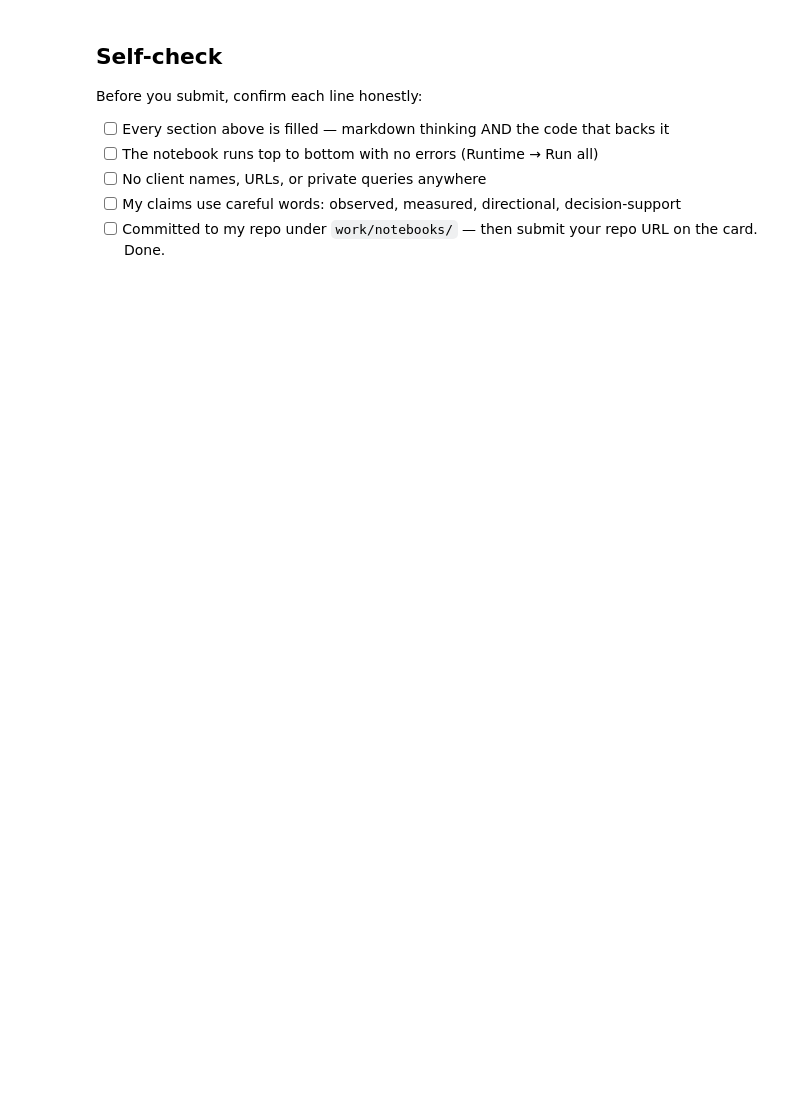
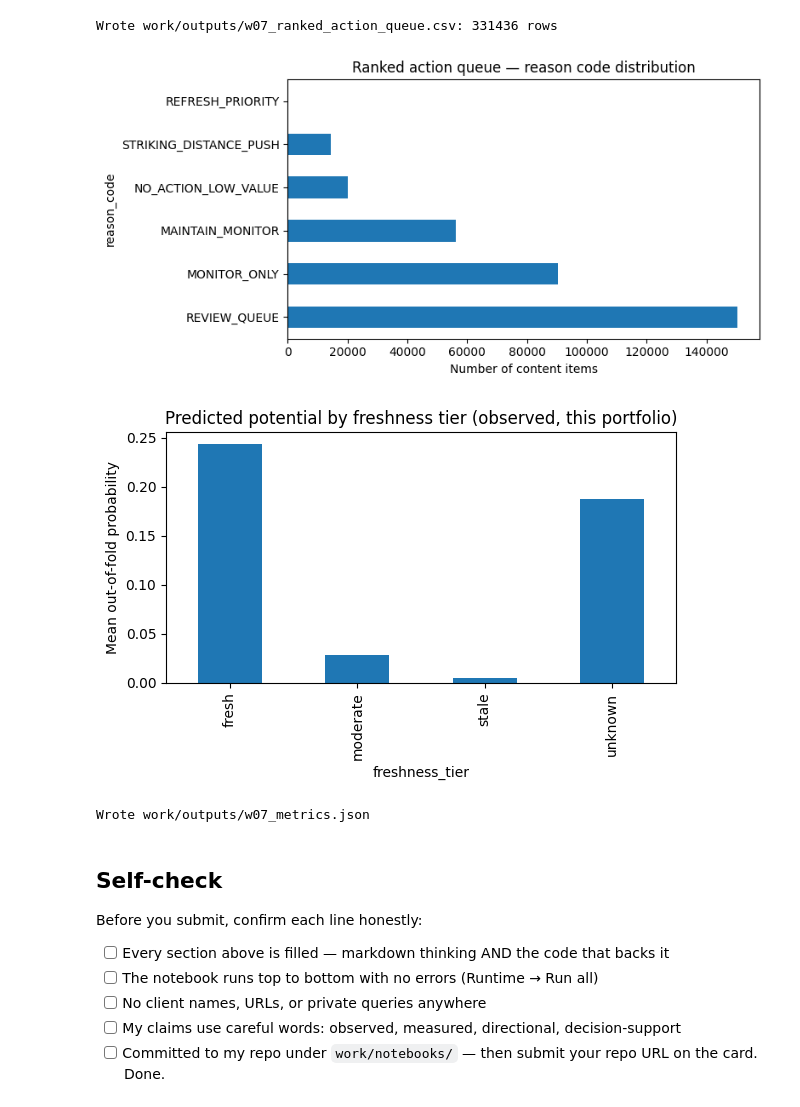
Before and after one commit to titlyzaman25/flyrank-internship, a Jupyter notebook: work/notebooks/w07_action_playbook.ipynb, the cells around one changed output. Cells and saved outputs as stored; diff of their text form; code cells hidden in the pictures; blank space fills up the shorter version.

```diff
--- a/work/notebooks/w07_action_playbook.ipynb
+++ b/work/notebooks/w07_action_playbook.ipynb
@@ -43,0 +413,13 @@ This skeleton is yours to fill. Work the sections **in order** — each one has
+# %%
+boundary_margin = 0.03
+ranked_queue["needs_human_review"] = (
+    (ranked_queue["reason_code"] == "REVIEW_QUEUE")
+    | (np.abs(ranked_queue["oof_probability"] - prob_terciles.iloc[0]) < boundary_margin)
+    | (np.abs(ranked_queue["oof_probability"] - prob_terciles.iloc[1]) < boundary_margin)
+    | (ranked_queue["position_tier"] == "no_position_data")
+)
+
+print("Rows flagged for mandatory human review:", ranked_queue["needs_human_review"].sum(),
+      f"({ranked_queue['needs_human_review'].mean():.1%} of the queue)")
+print("\nShare needing review, by reason code:")
+print(ranked_queue.groupby("reason_code")["needs_human_review"].mean().round(3))
@@ -44,3 +514,61 @@ This skeleton is yours to fill. Work the sections **in order** — each one has
+# %%
+# This cell is for CODE (numbers, a query, a check).
+# Write your text answer in the cell ABOVE this one — typing sentences here breaks Run All.
+import os
+import json
+import matplotlib.pyplot as plt
+
+os.makedirs("work/outputs", exist_ok=True)
+os.makedirs("work/figures", exist_ok=True)
+
+export_cols = [
+    "client_hash_id", "content_hash_id", "oof_probability", "gsc_avg_position",
+    "days_since_update", "word_count", "position_tier", "freshness_tier",
+    "probability_tier", "archetype", "reason_code", "reason_text", "needs_human_review"
+]
+ranked_queue[export_cols].to_csv("work/outputs/w07_ranked_action_queue.csv", index=False)
+print("Wrote work/outputs/w07_ranked_action_queue.csv:", len(ranked_queue), "rows")
+
+fig, ax = plt.subplots(figsize=(8, 4))
+ranked_queue["reason_code"].value_counts().plot(kind="barh", ax=ax)
+ax.set_xlabel("Number of content items")
+ax.set_title("Ranked action queue — reason code distribution")
+plt.tight_layout()
+plt.savefig("work/figures/w07_reason_code_distribution.png", dpi=150)
+plt.show()
+
+fig, ax = plt.subplots(figsize=(6, 4))
+freshness_summary["mean"].plot(kind="bar", ax=ax)
+ax.set_ylabel("Mean out-of-fold probability")
+ax.set_title("Predicted potential by freshness tier (observed, this portfolio)")
+plt.tight_layout()
+plt.savefig("work/figures/w07_freshness_insight.png", dpi=150)
+plt.show()
+
+metrics_summary = {
+    "model": "Logistic Regression, grouped-by-client split",
+    "seed": SEED,
+    "n_rows_scored": int(len(ranked_queue)),
+    "grouped_test_precision": float(model_precision),
+    "grouped_test_recall": float(model_recall),
+    "grouped_test_f1": float(model_f1),
+    "grouped_test_roc_auc": float(model_auc),
+    "label_base_rate": float(y.mean()),
+    "reason_code_counts": ranked_queue["reason_code"].value_counts().to_dict(),
+    "share_needing_human_review": float(ranked_queue["needs_human_review"].mean()),
+    "freshness_tier_mean_probability": freshness_summary["mean"].to_dict(),
+    "monitoring_reference": monitoring_reference,
+}
+
+with open("work/outputs/w07_metrics.json", "w") as f:
+    json.dump(metrics_summary, f, indent=2)
+
+print("Wrote work/outputs/w07_metrics.json")
+# %% [output]
+Wrote work/outputs/w07_ranked_action_queue.csv: 331436 rows
+[figure, added]
+[figure, added]
+Wrote work/outputs/w07_metrics.json
 # %% [markdown]
 ## Self-check
 
```
Also changed, not shown: parts of 25 cells of this notebook.
